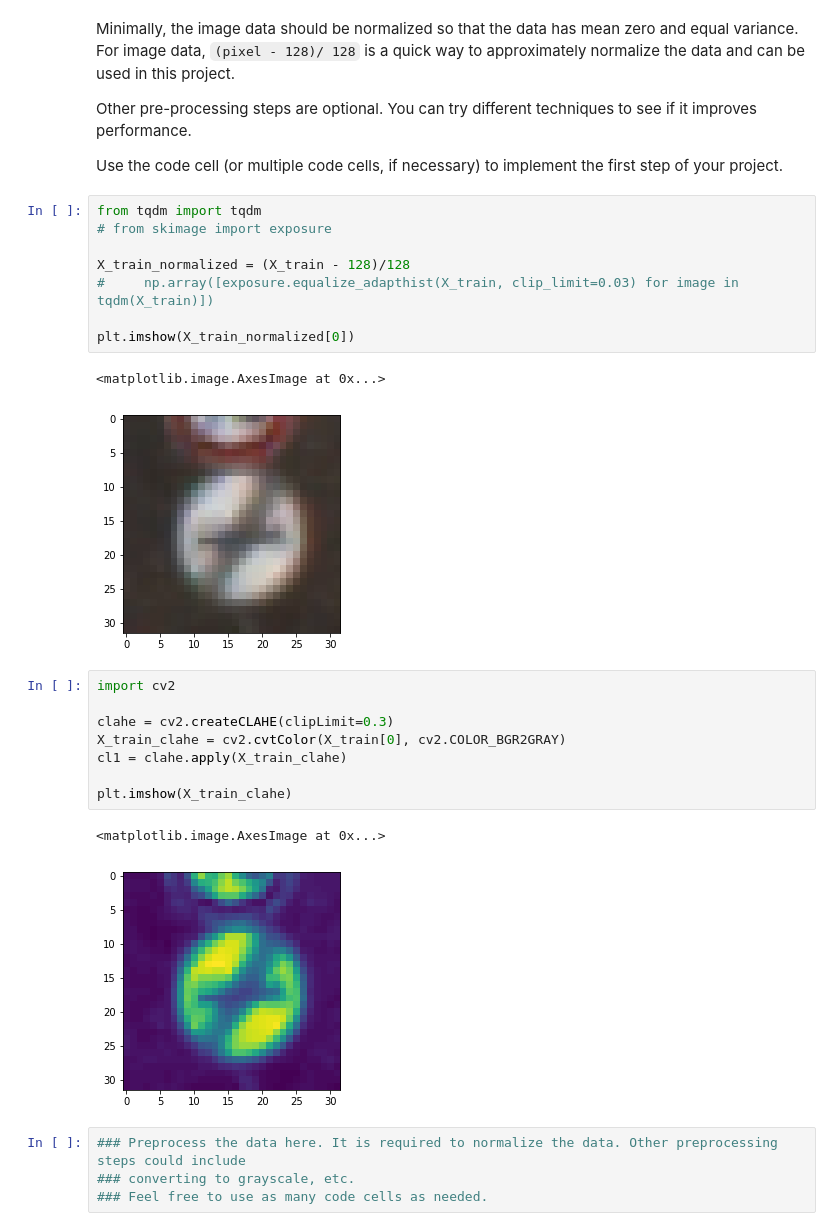
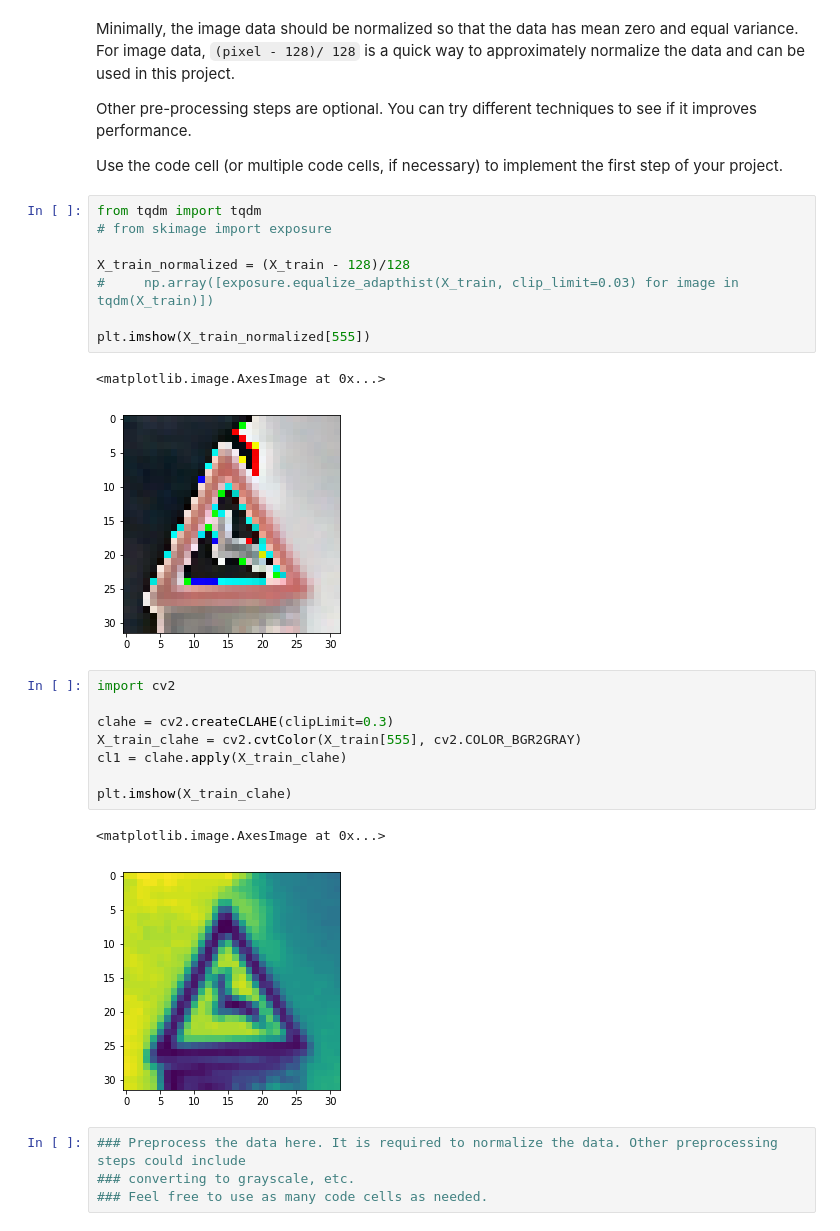
Before and after one commit to skat00sh/CarND-Traffic-Sign-Classifier-Project, a Jupyter notebook: Traffic_Sign_Classifier.ipynb, the cells around one changed output. Cells and saved outputs as stored; diff of their text form.

```diff
--- a/Traffic_Sign_Classifier.ipynb
+++ b/Traffic_Sign_Classifier.ipynb
@@ -169,21 +174,21 @@ from tqdm import tqdm
 X_train_normalized = (X_train - 128)/128
 #     np.array([exposure.equalize_adapthist(X_train, clip_limit=0.03) for image in tqdm(X_train)])
 
-plt.imshow(X_train_normalized[0])
+plt.imshow(X_train_normalized[555])
 # %% [output]
 <matplotlib.image.AxesImage at 0x...>
-[figure, old version]
+[figure, new version]
 # %%
 import cv2
 
 clahe = cv2.createCLAHE(clipLimit=0.3)
-X_train_clahe = cv2.cvtColor(X_train[0], cv2.COLOR_BGR2GRAY)
+X_train_clahe = cv2.cvtColor(X_train[555], cv2.COLOR_BGR2GRAY)
 cl1 = clahe.apply(X_train_clahe)
 
 plt.imshow(X_train_clahe)
 # %% [output]
 <matplotlib.image.AxesImage at 0x...>
-[figure, old version]
+[figure, new version]
 # %%
 ### Preprocess the data here. It is required to normalize the data. Other preprocessing steps could include
 ### converting to grayscale, etc.
```
Also changed, not shown: parts of 3 cells of this notebook.
